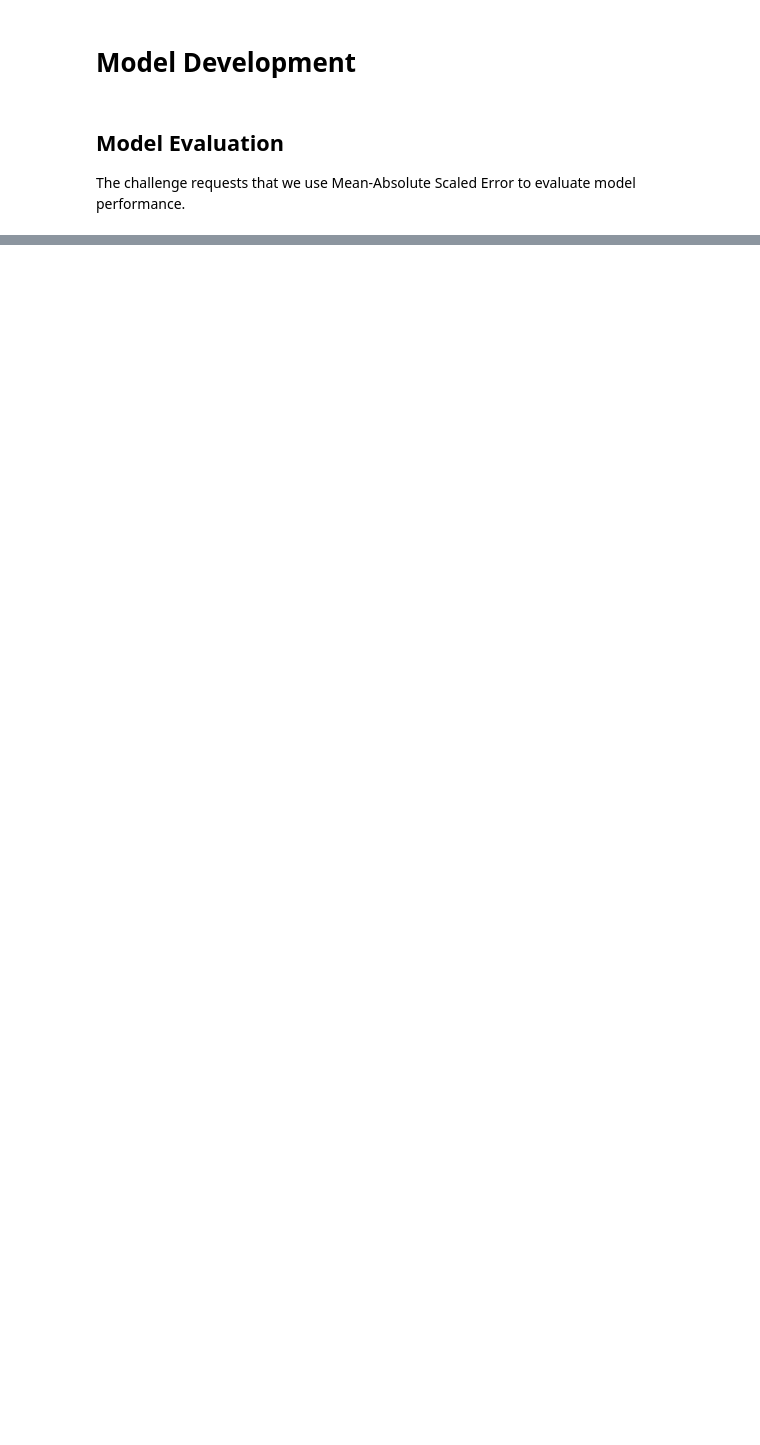
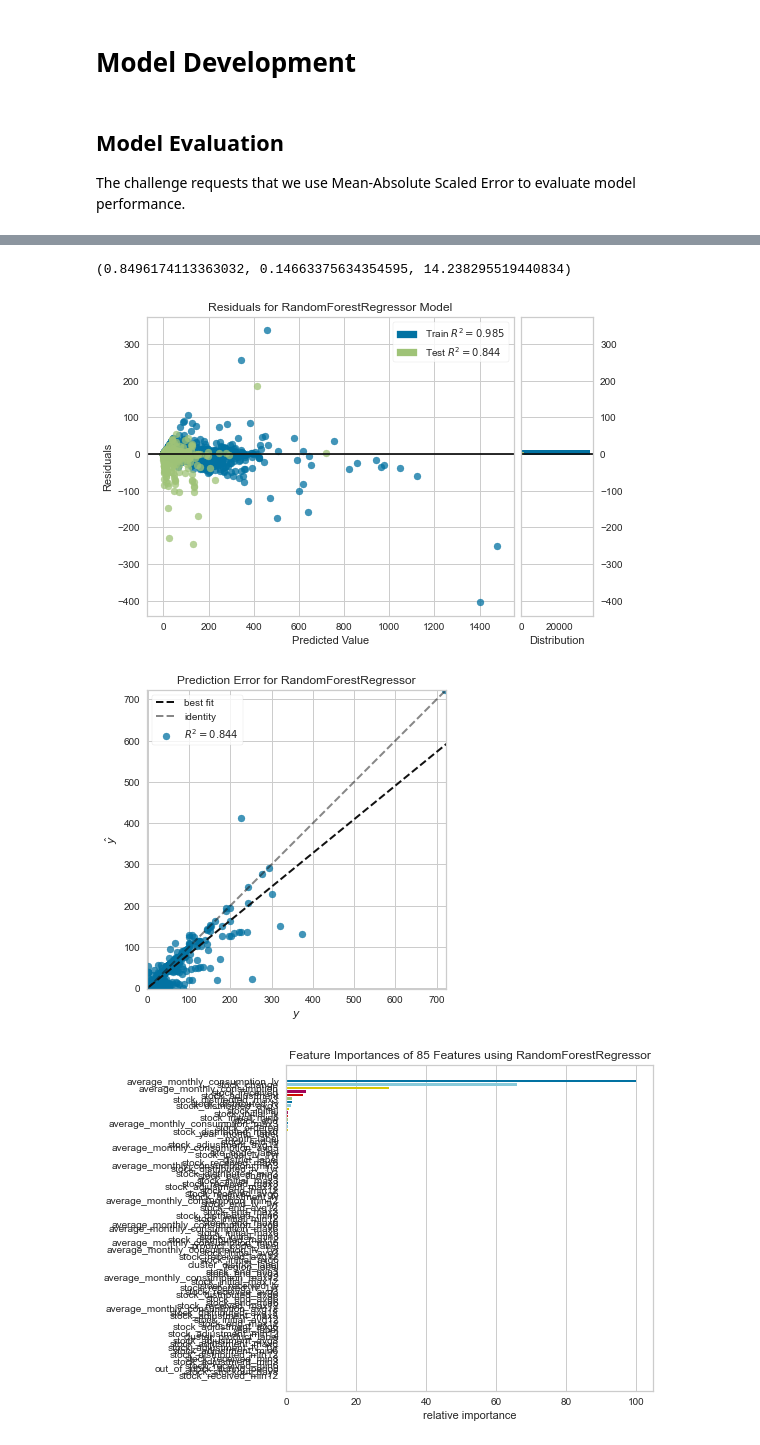
Before and after one commit to Ayiti-Analytics/usaid_foecasting_challenge, a Jupyter notebook: Forecasting Model Development and Evaluation - Final.ipynb, the cells around one changed output, grey strips where cells are left out. Saved outputs shown, nothing was run; the diff lists cells and outputs as text; code cells hidden in the pictures; blank space fills up the shorter version.

```diff
--- a/Forecasting Model Development and Evaluation - Final.ipynb
+++ b/Forecasting Model Development and Evaluation - Final.ipynb
@@ -518,0 +876,19 @@ MASE:  0.1376407852294013
+# %%
+# Load Data
+model_data  = final_analytical_data.copy()
+
+# Set the data parameters
+
+# Add the cluster labels to the index
+index_cols = ['year','month','region',
+              'district','site_code','product_code',
+              'year_month','cluster_product','cluster_district']
+# Target col
+target_col = 'stock_distributed'
+
+# Select Features
+select_cols  = [ col for col in model_data.columns.values if col not in index_cols+[target_col]]
+
+
+# Create the model training sets
+X_train, X_test, X_validate, y_train, y_test = create_datasets(model_data,target_col,select_cols,index_cols,timeseries_keys)
@@ -518,0 +900,6 @@ MASE:  0.1376407852294013
+# %%
+# Create model
+RFR_model = RandomForestRegressor()
+
+# Fit model
+model_alpha = RFR_model.fit(X_train,y_train)
@@ -518,0 +933,19 @@ MASE:  0.1376407852294013
+# %%
+# Evaluate Model
+
+eval_metrics, y_pred = predict_model(model_alpha,X_test,y_test)
+#print(eval_metrics)
+
+# The score based on our current model with no knowledge of the future results
+
+val_metrics, vy_pred = predict_model(model_alpha,X_validate,y_test)
+#print(val_metrics)
+
+#Test
+print(eval_metrics)
+regressor_eval_vizs(RandomForestRegressor(),X_train,X_test,y_train,y_test)
+# %% [output]
+(0.8496174113363032, 0.14663375634354595, 14.238295519440834)
+[figure, added]
+[figure, added]
+[figure, added]
```
Also changed, not shown: parts of 60 cells of this notebook.
